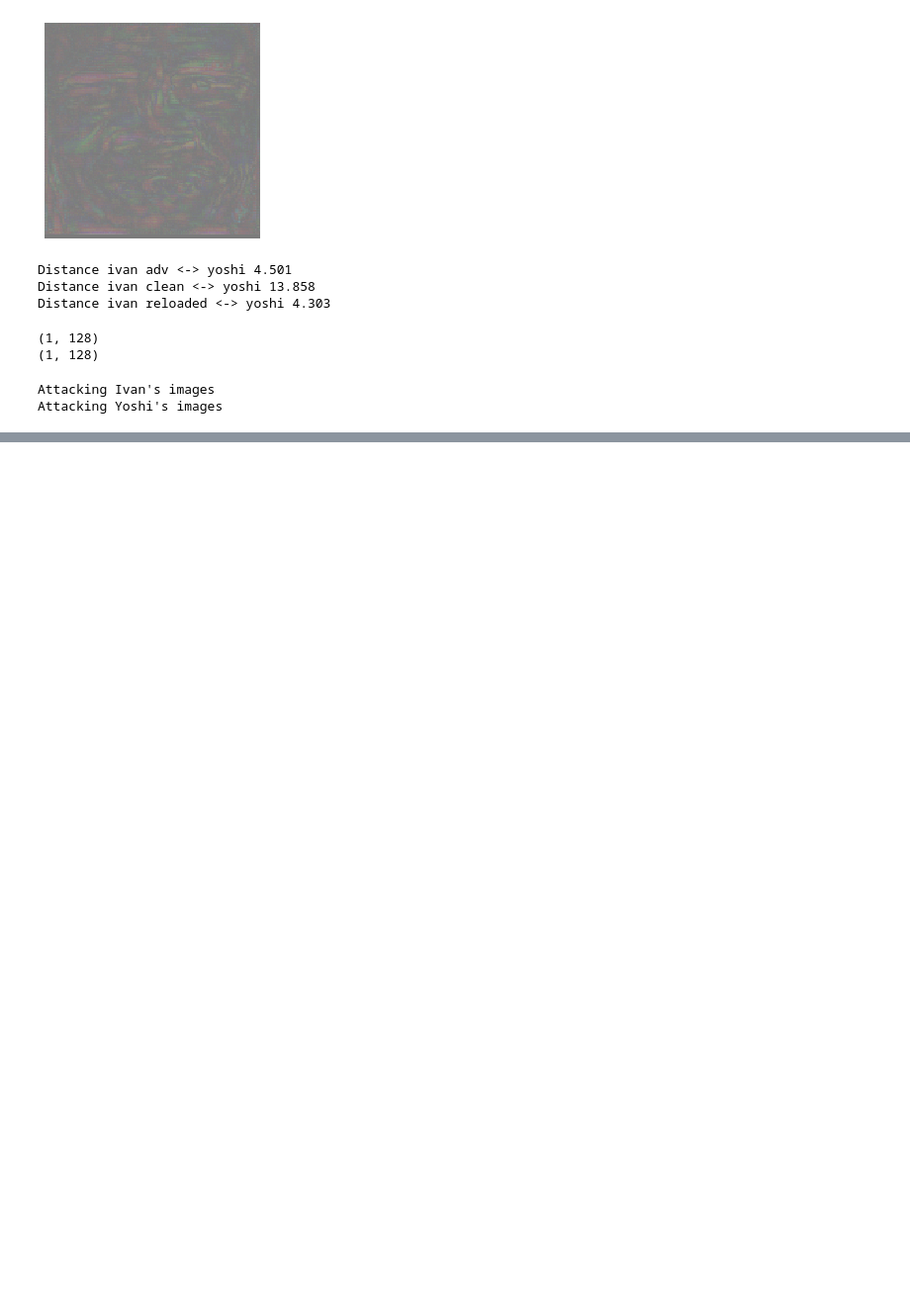
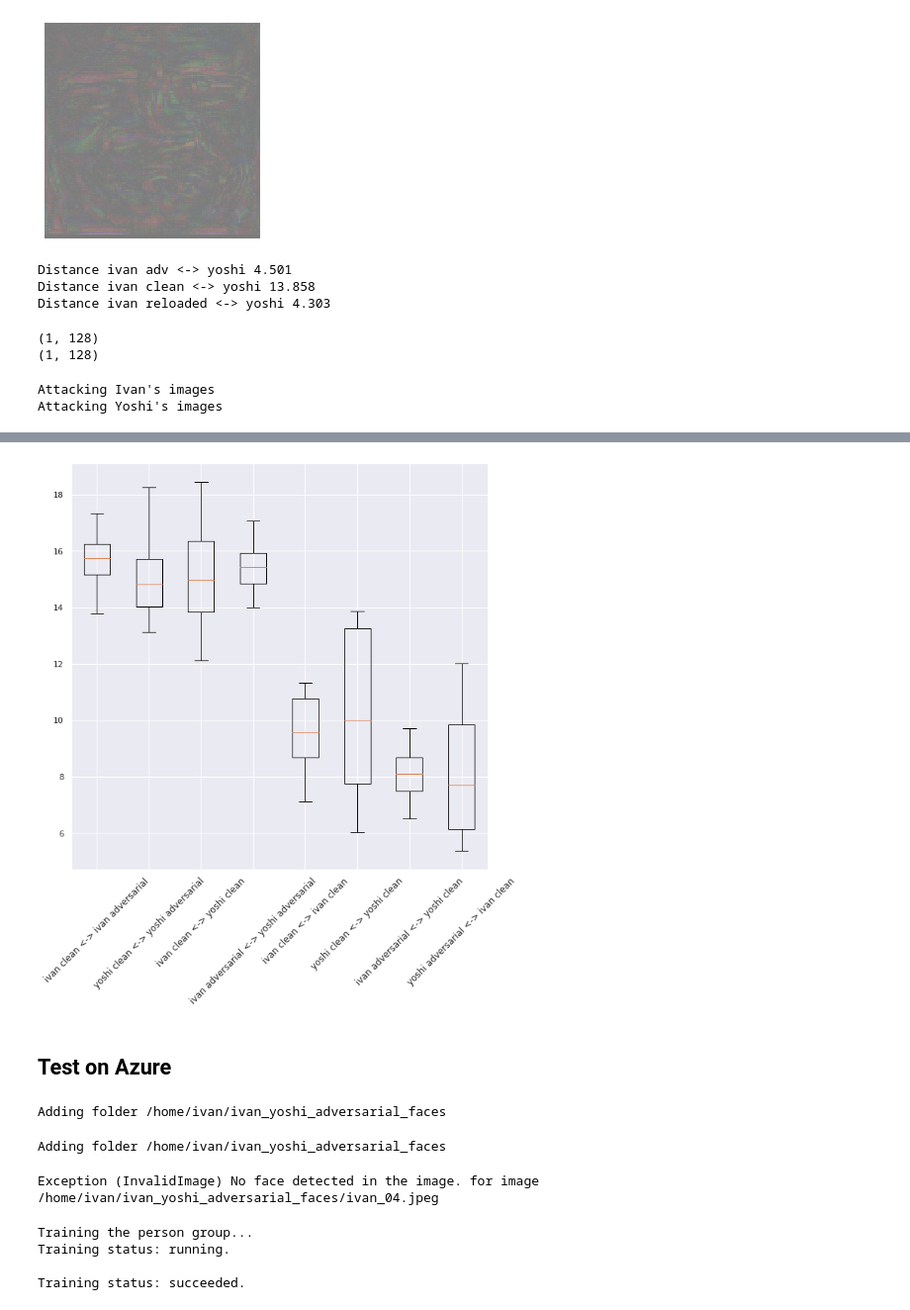
Before and after one commit to psturmfels/adversarial_faces, a Jupyter notebook: notebooks/Strong_Attack.ipynb, the cells around one changed output, grey strips where cells are left out. Shown at 99% size. Drawn from its saved outputs; the diff is of its cells as text; code cells hidden in the pictures; blank space fills up the shorter version.

Commit message:
strong attack checkin

```diff
--- a/notebooks/Strong_Attack.ipynb
+++ b/notebooks/Strong_Attack.ipynb
@@ -573,0 +631,10 @@ ax1.set_xticklabels(["ivan clean <-> ivan adversarial", "yoshi clean <-> yoshi a
+# %%
+mega_plot(
+    ivan_embeddings,
+    yoshi_embeddings,
+    ivan_adversarial_embeddings,
+    yoshi_adversarial_embeddings)
+# %% [output]
+[figure, added]
+# %% [markdown]
+## Test on Azure
@@ -573,0 +716,8 @@ ax1.set_xticklabels(["ivan clean <-> ivan adversarial", "yoshi clean <-> yoshi a
+# %%
+pgi = PersonGroupInterface("ivan_yoshi_strong_attack", endpoint=auth_data["endpoint"], key=auth_data["key"])
+pgi.create_person_for_each_identity(["yoshi", "ivan"])
+pgi.add_images("/home/ivan/ivan_yoshi_adversarial_faces", ["yoshi", "ivan"])
+# %% [output]
+Adding folder /home/ivan/ivan_yoshi_adversarial_faces
+Adding folder /home/ivan/ivan_yoshi_adversarial_faces
+Exception (InvalidImage) No face detected in the image. for image /home/ivan/ivan_yoshi_adversarial_faces/ivan_04.jpeg
@@ -573,0 +726,7 @@ ax1.set_xticklabels(["ivan clean <-> ivan adversarial", "yoshi clean <-> yoshi a
+# %%
+pgi.train()
+# %% [output]
+Training the person group...
+Training status: running.
+
+Training status: succeeded.
```
Also changed, not shown: parts of 10 cells of this notebook.
